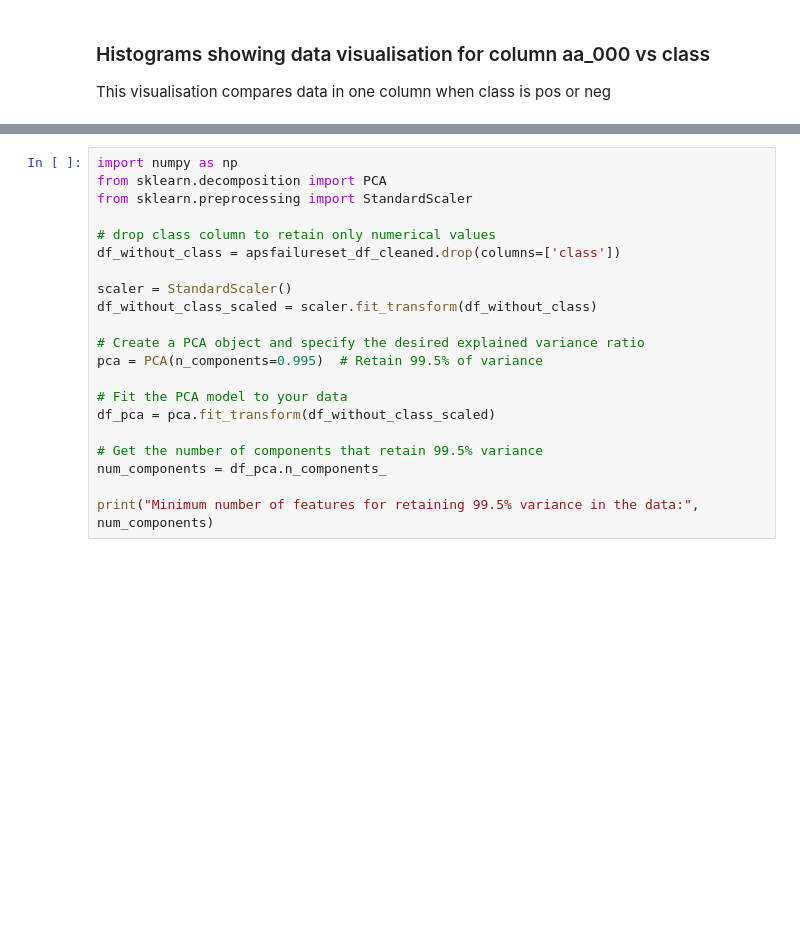
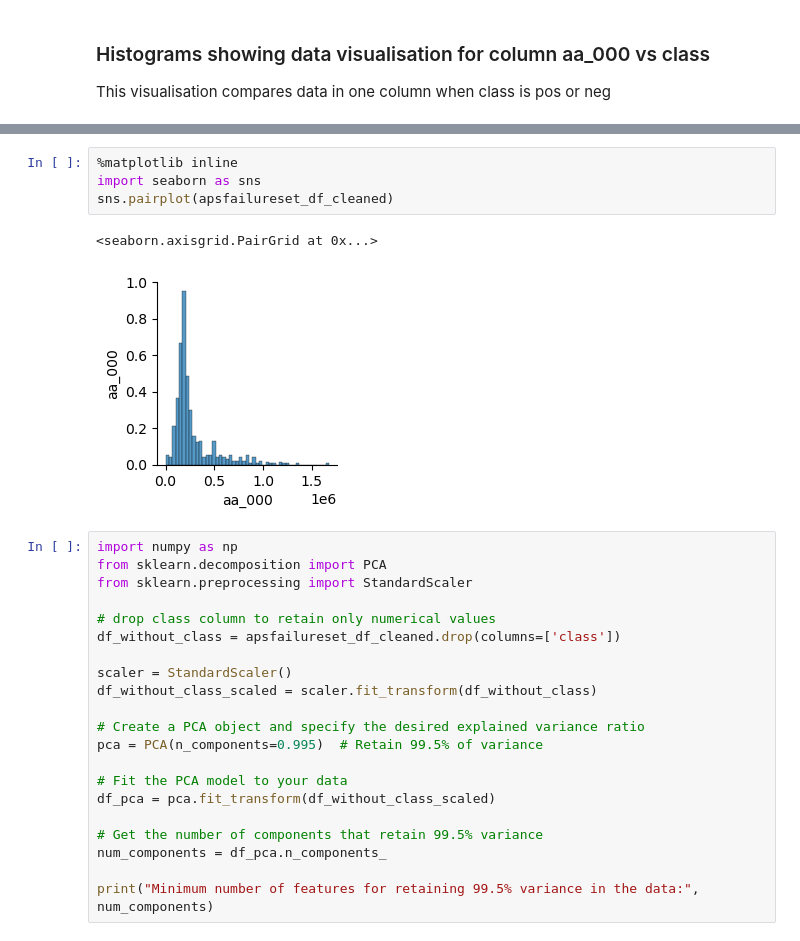
Before and after one commit to ashammar1/Data-PrepHDip, a Jupyter notebook: AlaaShammary_DPrepHDip_CA1.ipynb, the cells around one changed output, grey strips where cells are left out. Cells and saved outputs as stored; diff of their text form; blank space fills up the shorter version.

```diff
--- a/AlaaShammary_DPrepHDip_CA1.ipynb
+++ b/AlaaShammary_DPrepHDip_CA1.ipynb
@@ -264,6 +305,13 @@ plt.tight_layout()
 plt.show()
 # %% [output]
 [figure]
+# %%
+%matplotlib inline
+import seaborn as sns
+sns.pairplot(apsfailureset_df_cleaned)
+# %% [output]
+<seaborn.axisgrid.PairGrid at 0x...>
+[figure, added]
 # %%
 import numpy as np
 from sklearn.decomposition import PCA
```
Also changed, not shown: parts of 5 cells of this notebook.
